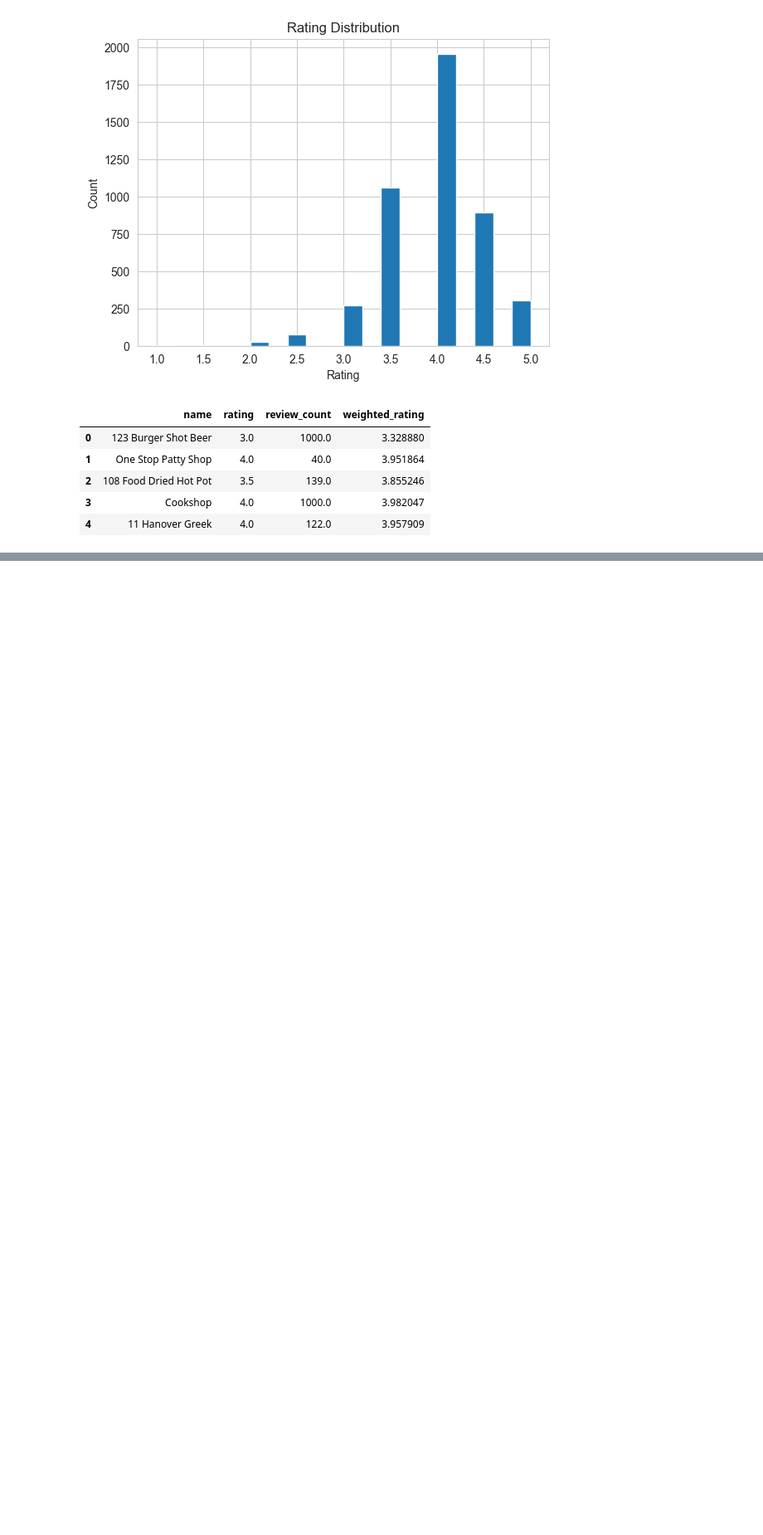
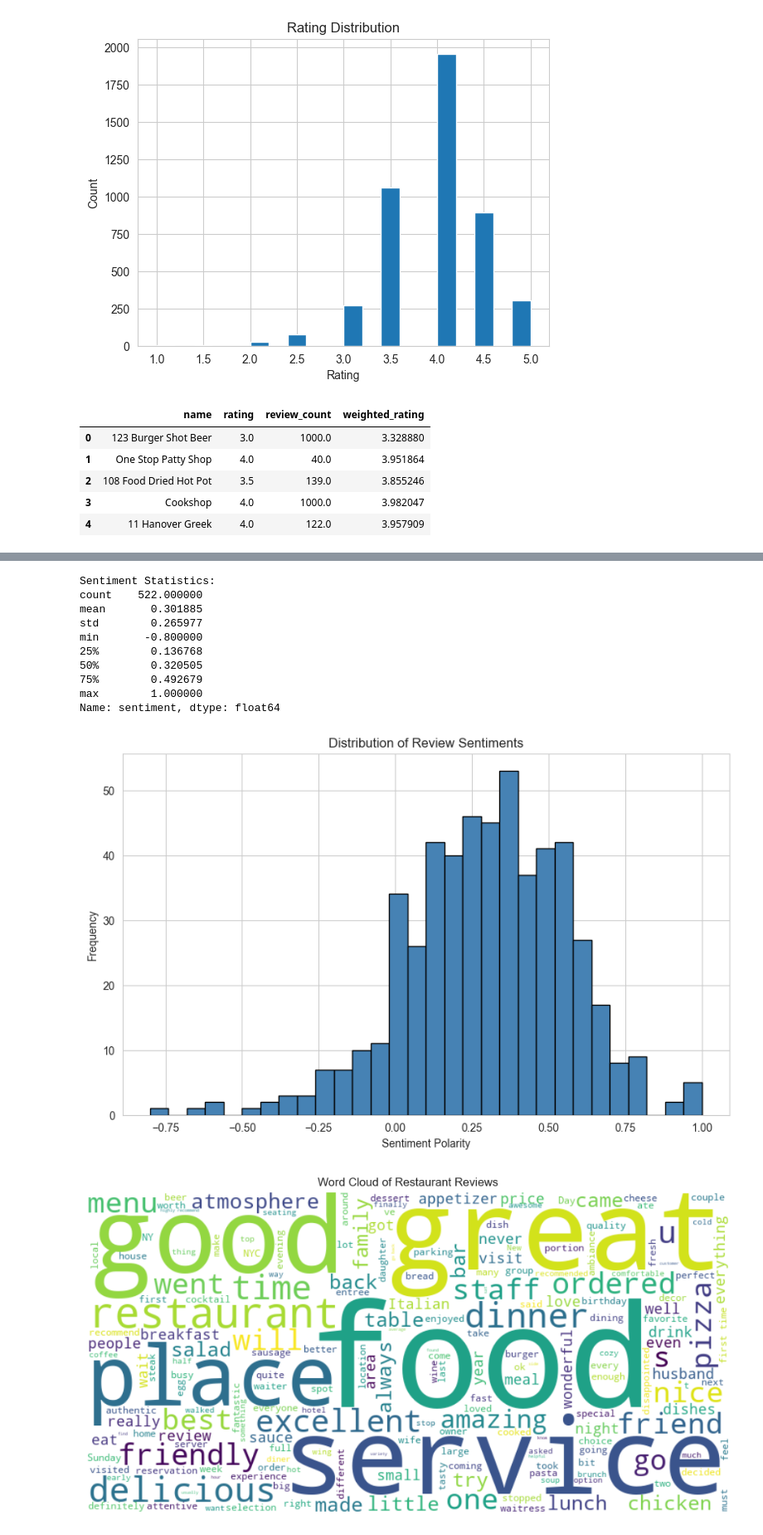
Before and after one commit to triwatana/nyctastematch-restaurant-recommender, a Jupyter notebook: notebooks/merged_restaurants_eda.ipynb, the cells around one changed output, grey strips where cells are left out. Shown at 83% size. Drawn from its saved outputs; the diff is of its cells as text; code cells hidden in the pictures; blank space fills up the shorter version.

```diff
--- a/notebooks/merged_restaurants_eda.ipynb
+++ b/notebooks/merged_restaurants_eda.ipynb
@@ -201,0 +254,43 @@ df_final[['name','rating','review_count','weighted_rating']].head()
+# %%
+from textblob import TextBlob
+from wordcloud import WordCloud
+
+# Filter out null reviews
+df_reviews = df_final[df_final['reviews'].notna()].copy()
+
+# Sentiment analysis on reviews
+df_reviews['sentiment'] = df_reviews['reviews'].apply(lambda x: TextBlob(str(x)).sentiment.polarity)
+
+print("Sentiment Statistics:")
+print(df_reviews['sentiment'].describe())
+
+# Plot sentiment distribution
+plt.figure(figsize=(10, 6))
+plt.hist(df_reviews['sentiment'], bins=30, color='steelblue', edgecolor='black')
+plt.xlabel('Sentiment Polarity')
+plt.ylabel('Frequency')
+plt.title('Distribution of Review Sentiments')
+plt.show()
+
+# Generate word cloud from all reviews
+all_reviews_text = ' '.join(df_reviews['reviews'].astype(str))
+wordcloud = WordCloud(width=800, height=400, background_color='white').generate(all_reviews_text)
+
+plt.figure(figsize=(12, 6))
+plt.imshow(wordcloud, interpolation='bilinear')
+plt.axis('off')
+plt.title('Word Cloud of Restaurant Reviews')
+plt.show()
+# %% [output]
+Sentiment Statistics:
+count    522.000000
+mean       0.301885
+std        0.265977
+min       -0.800000
+25%        0.136768
+50%        0.320505
+75%        0.492679
+max        1.000000
+Name: sentiment, dtype: float64
+[figure, added]
+[figure, added]
```
Also changed, not shown: parts of 8 cells of this notebook.
